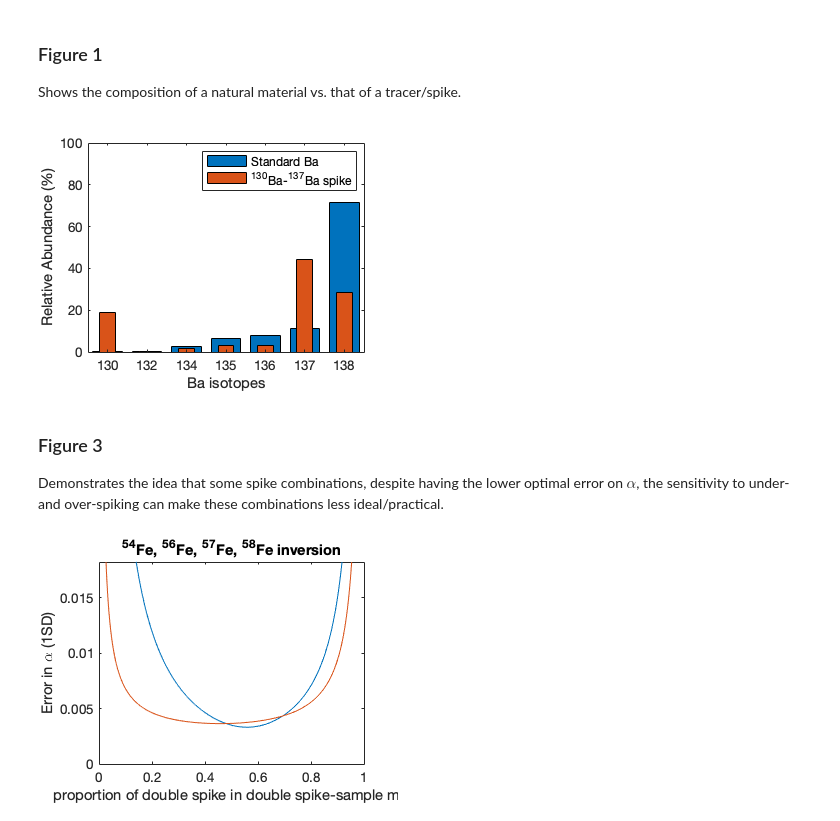
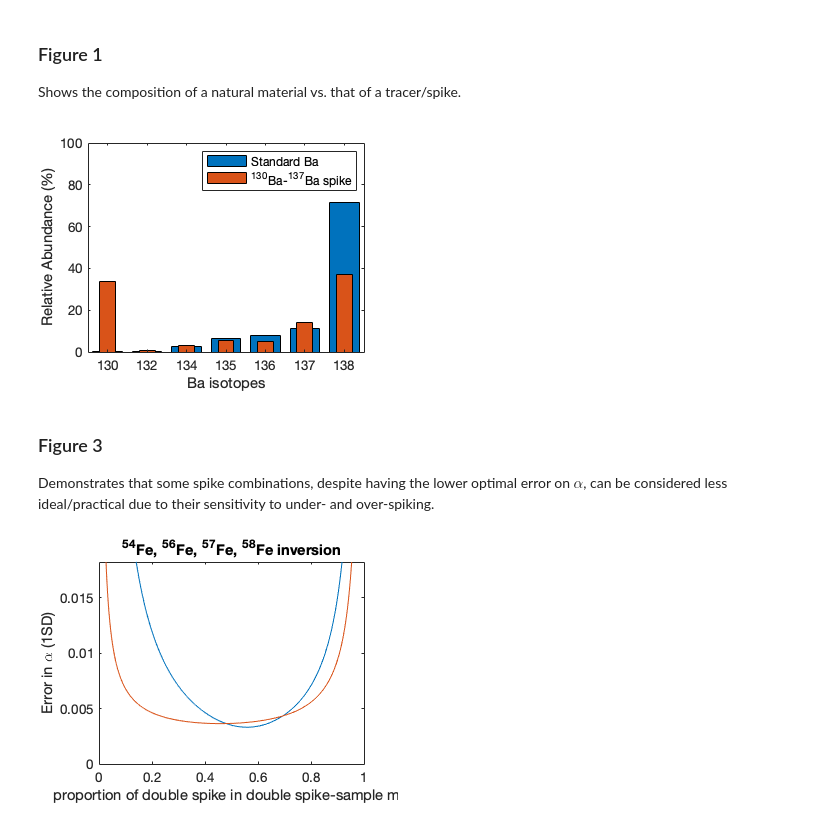
Before and after one commit to rcmarq/cosmo, a Jupyter notebook: docs/figures.ipynb, the cells around one changed output. Saved outputs shown, nothing was run; the diff lists cells and outputs as text; code cells hidden in the pictures.

```diff
--- a/docs/figures.ipynb
+++ b/docs/figures.ipynb
@@ -19,32 +19,32 @@ Shows the composition of a natural material vs. that of a tracer/spike.
 # %%
 isotopes=ISODATA.Ba.isonum;
 standard=ISODATA.Ba.standard.*100;
 spike130=ISODATA.Ba.rawspike(1,:).*100;
 spike137=ISODATA.Ba.rawspike(6,:).*100;
-spike=(spike130.*0.5+spike137.*0.5);
+spike=(spike130.*0.9+spike137.*0.1);
 
 set(gca,'yscale','log')
 bar(categorical(isotopes),standard,0.75);
 hold on
 bar(categorical(isotopes),spike,0.4);
 lgd = legend('Standard Ba','^{130}Ba-^{137}Ba spike');
 ylim([0 100])
 xlabel('Ba isotopes')
 ylabel('Relative Abundance (%)')
 
 cd figures
 set(gcf, 'PaperUnits', 'inches');
 x_width=3.75 ;y_width=2.8;
-set(gcf, 'PaperPosition', [0 0 x_width y_width]); %
+set(gcf, 'PaperPosition', [0 0 x_width y_width]);
 saveas(gcf,'fig1','epsc')
 
 cd ..
 # %% [output]
-[figure, old version]
+[figure, new version]
 # %% [markdown]
 ### Figure 3
 
-Demonstrates the idea that some spike combinations, despite having the lower optimal error on $\alpha$, the sensitivity to under- and over-spiking can make these combinations less ideal/practical.
+Demonstrates that some spike combinations, despite having the lower optimal error on $\alpha$, can be considered  less ideal/practical due to their sensitivity to under- and over-spiking.
 # %%
 spike68=[0.001454 0.795704 0.003254 0.199588]; % Fe-56 (76%) + Fe-58 (24%)
 spike78=[0.002543 0.105932 0.441296 0.450229]; % Fe-57 (47%) + Fe-58 (53%)
```
Also changed, not shown: parts of 17 cells of this notebook, 4 other files.
